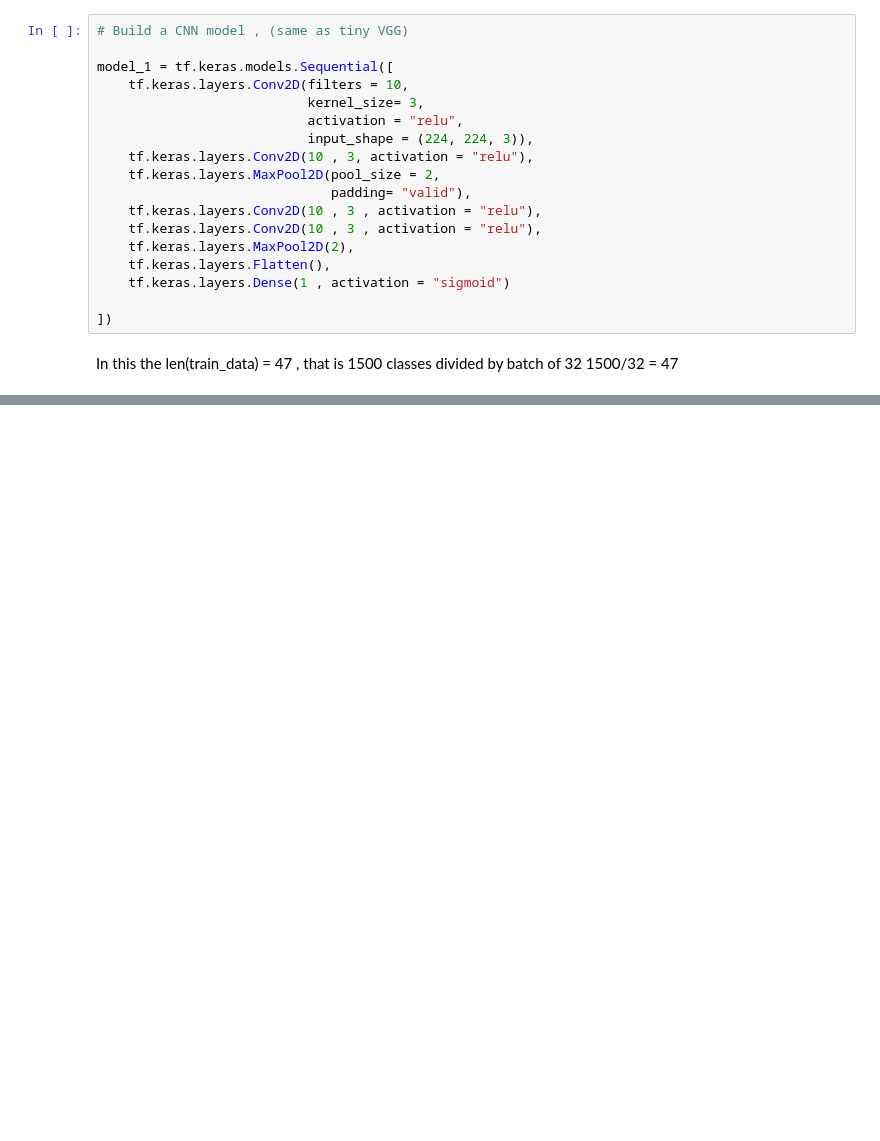
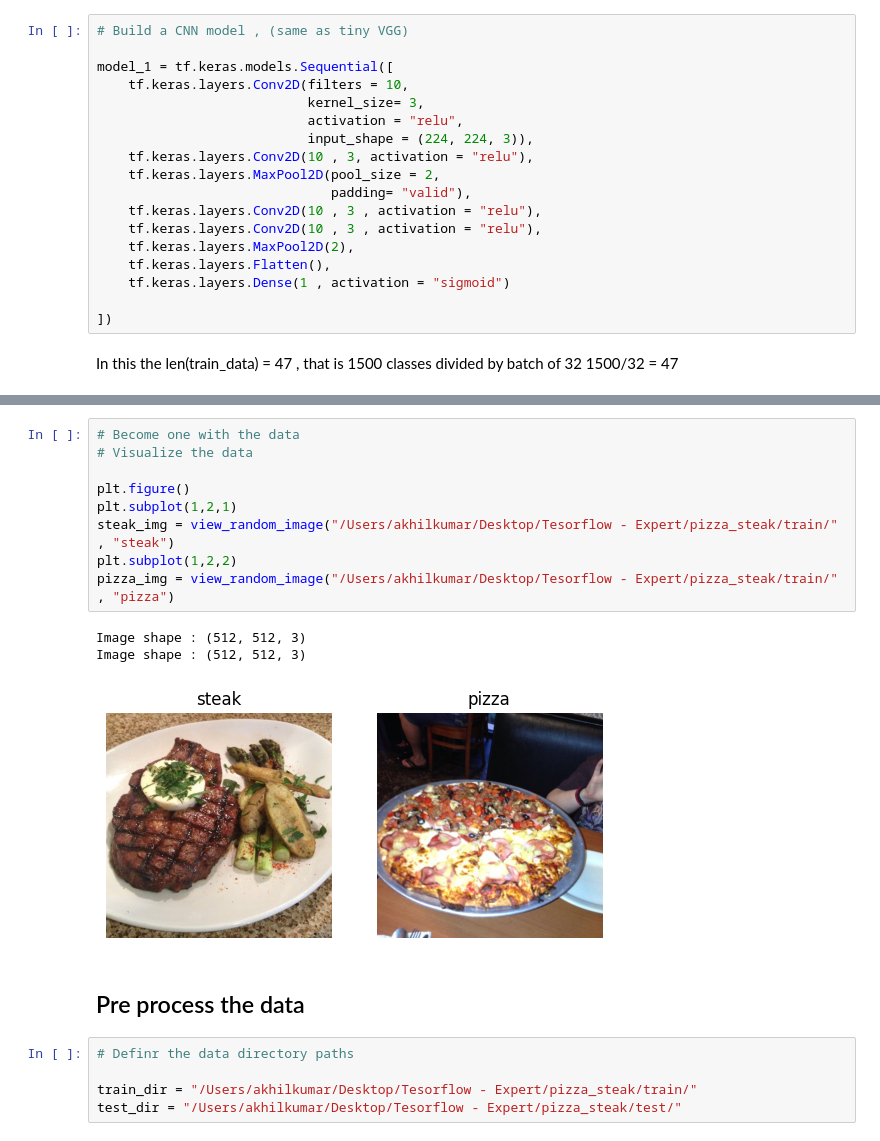
Before and after one commit to akhil4674/ConvolutionalNN_-Compute_vision, a Jupyter notebook: 03_CNN.ipynb, the cells around one changed output, grey strips where cells are left out. Saved outputs shown, nothing was run; the diff lists cells and outputs as text; blank space fills up the shorter version.

```diff
--- a/03_CNN.ipynb
+++ b/03_CNN.ipynb
@@ -224,0 +272,20 @@ model_1.summary()
+# %%
+# Become one with the data
+# Visualize the data
+
+plt.figure()
+plt.subplot(1,2,1)
+steak_img = view_random_image("/Users/akhilkumar/Desktop/Tesorflow - Expert/pizza_steak/train/" , "steak")
+plt.subplot(1,2,2)
+pizza_img = view_random_image("/Users/akhilkumar/Desktop/Tesorflow - Expert/pizza_steak/train/" , "pizza")
+# %% [output]
+Image shape : (512, 512, 3)
+Image shape : (512, 512, 3)
+[figure, added]
+# %% [markdown]
+## Pre process the data
+# %%
+# Definr the data directory paths
+
+train_dir = "/Users/akhilkumar/Desktop/Tesorflow - Expert/pizza_steak/train/"
+test_dir = "/Users/akhilkumar/Desktop/Tesorflow - Expert/pizza_steak/test/"
```
Also changed, not shown: parts of 28 cells of this notebook.
